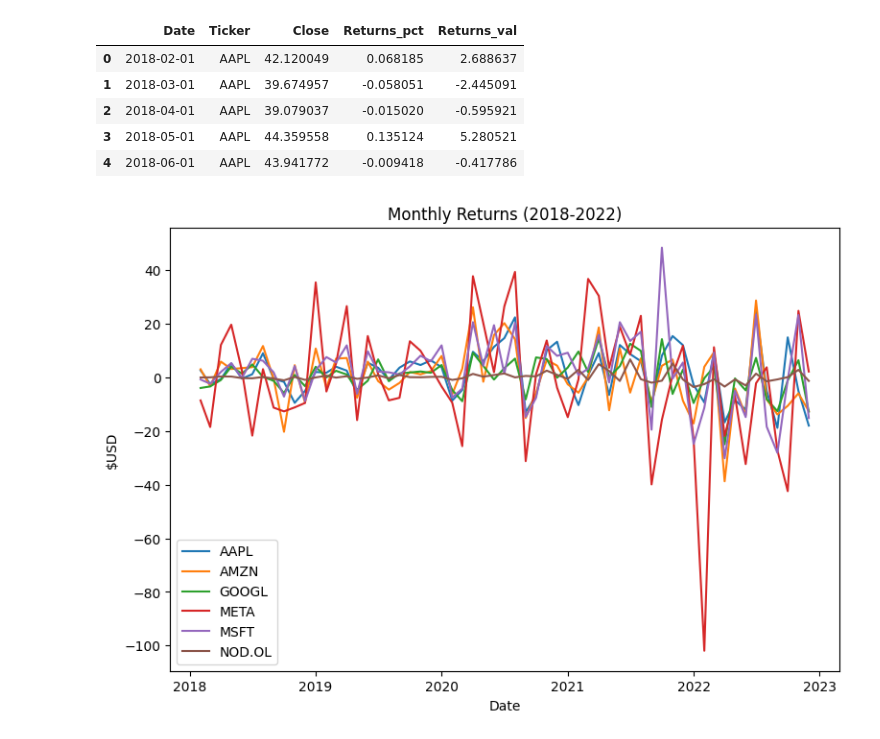
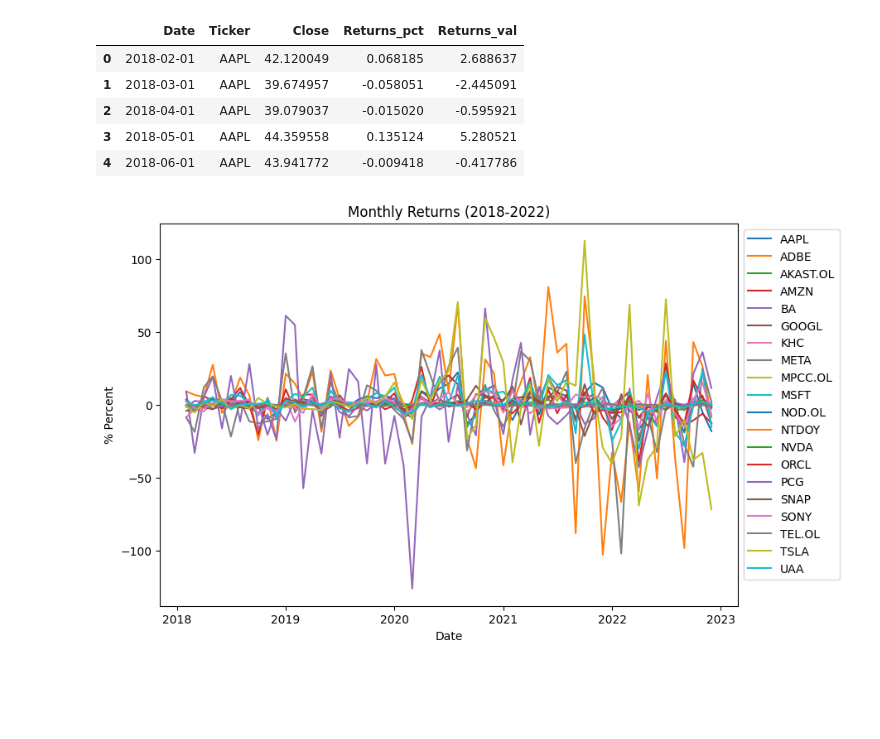
Before and after one commit to SeanMarcusJensen/ACIT4610_Portifolio_KMHS, a Jupyter notebook: problem_2/main.ipynb, the cells around one changed output. Cells and saved outputs as stored; diff of their text form; code cells hidden in the pictures; blank space fills up the shorter version.

```diff
--- a/problem_2/main.ipynb
+++ b/problem_2/main.ipynb
@@ -56,7 +55,7 @@ DATA_PERIOD = {
     'interval': '1d',
 }
 
-STOCK_TICKERS = ['AAPL', 'MSFT', 'GOOGL', 'AMZN', 'META', 'NOD.OL', 'NVDA', 'TSLA', 'F', 'T', 'UAA', 'PFE', 'SNAP', 'TEL.OL', 'MPCC.OL', 'AKAST.OL', 'KOG.OL', 'BA', 'U', 'ADBE', 'ORCL', 'NTDOY', 'PCG', 'KHC', 'ETA.F', 'SONY']
+STOCK_TICKERS = ['AAPL', 'MSFT', 'GOOGL', 'AMZN', 'META', 'NOD.OL', 'NVDA', 'TSLA', 'UAA', 'SNAP', 'TEL.OL', 'MPCC.OL', 'AKAST.OL', 'BA', 'ADBE', 'ORCL', 'NTDOY', 'PCG', 'KHC', 'SONY']
 # %% [markdown]
 ## Processing[1] - Download Tickers.
 *Downloads from Yahoo if there's any new tickers; else loads from 'data/raw/'*
@@ -115,6 +112,6 @@ monthly_returns_df.head()
 | 3 | 2018-05-01 | AAPL | 44.359558 | 0.135124 | 5.280521 |
 | 4 | 2018-06-01 | AAPL | 43.941772 | -0.009418 | -0.417786 |
 # %%
-StockPlotter.stock_history(monthly_returns_df, title='Monthly Returns (2018-2022)', ylabel='$USD', column='Returns_val')
+StockPlotter.stock_history(monthly_returns_df, title='Monthly Returns (2018-2022)', ylabel='% Percent', column='Returns_val')
 # %% [output]
-[figure, old version]
+[figure, new version]
```
Also changed, not shown: parts of 9 cells of this notebook, 9 other files.
